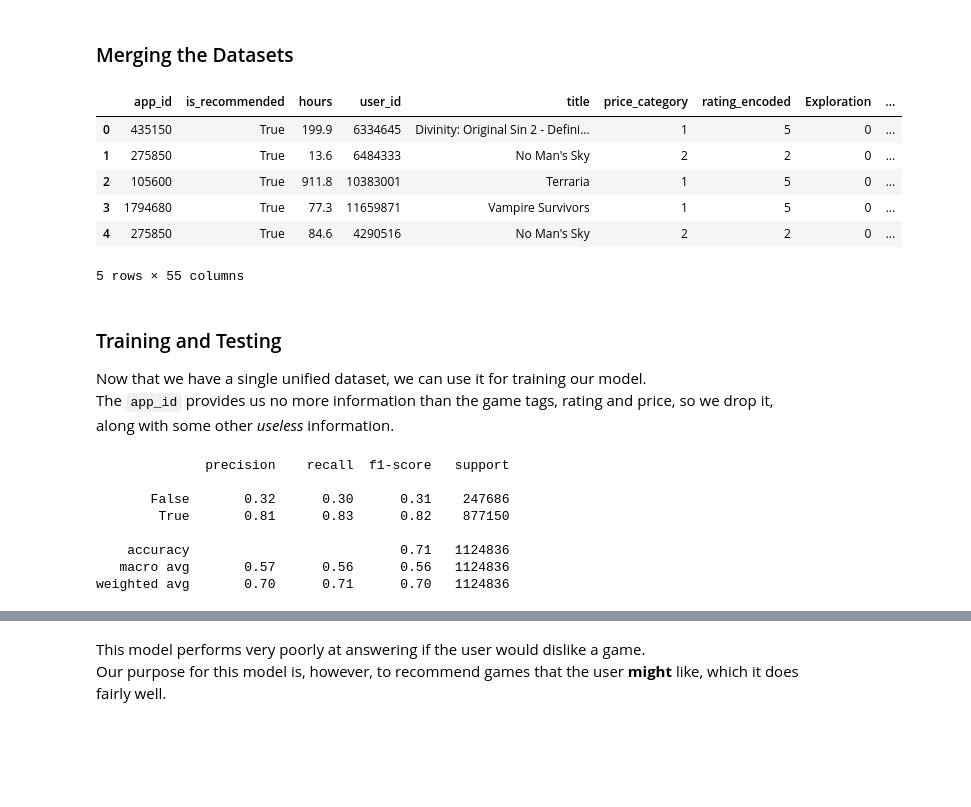
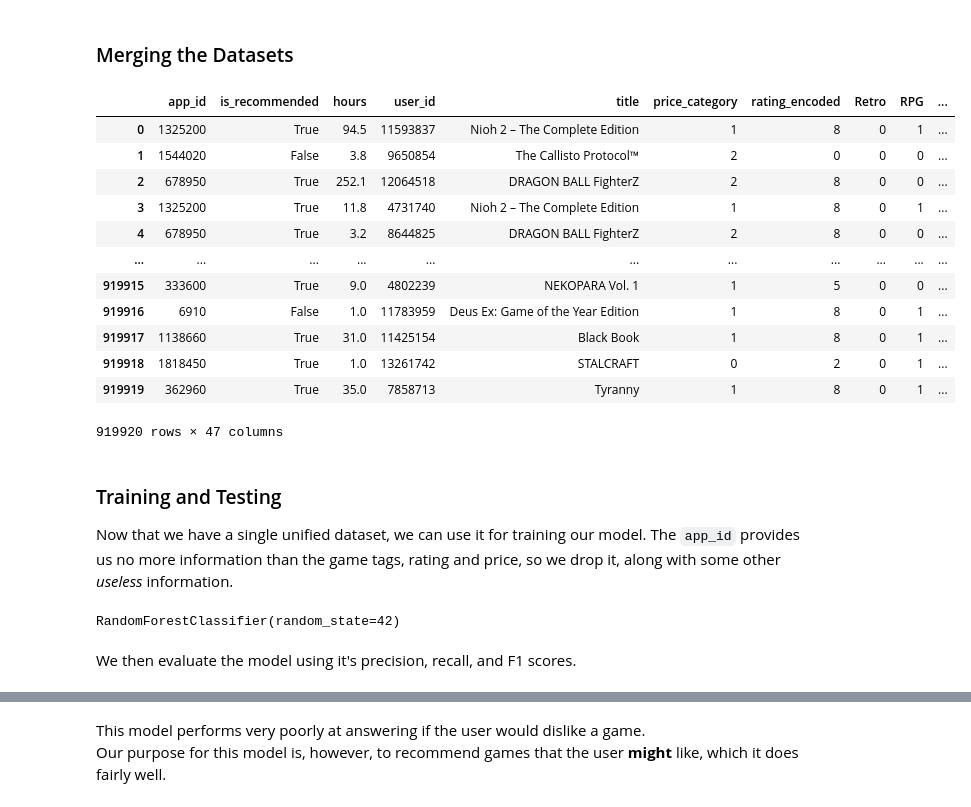
Before and after one commit to Gridex118/game-recommender-nielit, a Jupyter notebook: game_recommender.ipynb, the cells around one changed output, grey strips where cells are left out. Drawn from its saved outputs; the diff is of its cells as text; code cells hidden in the pictures; blank space fills up the shorter version.

```diff
--- a/game_recommender.ipynb
+++ b/game_recommender.ipynb
@@ -62,0 +86,9 @@ particular, are much too large. Quite a few fields are of no use to us.
+# %%
+with open("games_metadata_processed.json") as source:
+    games_metadata = json.load(source)
+
+def get_reduced_games_metadata(games_metadata):
+    LIMIT = 30000
+    return games_metadata[:LIMIT]
+
+games_metadata = get_reduced_games_metadata(games_metadata)
@@ -126,0 +152,8 @@ f"{games.shape[0]} Entries"
+# %%
+games_metadata = pd.read_json("games_metadata_processed.json")
+
+games = games[
+    games["app_id"].isin(games_metadata["app_id"])
+]
+
+print(f"{games.shape[0]} Entries")
@@ -144,7 +165,0 @@ and write this to a new file.
-# %%
-with open("games_metadata_slurp.json") as source:
-    games_metadata = json.load(source)
-games_metadata_filtered = [item for item in games_metadata
-                           if item.get("app_id") in list(games["app_id"])]
-with open("games_metadata_processed.json", "w") as sink:
-    json.dump(games_metadata_filtered, sink)
@@ -255,8 +287,7 @@ First, we make sure we are using the newly processed datasets.
 games = pd.read_csv("games_processed.csv")
 
 with open("games_metadata_processed.json") as source:
-    games_metadata = json.load(source)
-games_metadata = pd.DataFrame(games_metadata)
+    games_metadata = pd.read_json(source)
 
 recommendations = pd.read_csv("recommendations_processed.csv")
 # %% [markdown]
@@ -364,22 +395,25 @@ games_metadata = games_metadata.drop("tags", axis=1)
 # %%
 games_unified = games.merge(games_metadata, how="left", on="app_id")
 df = recommendations.merge(games_unified, how="left", on="app_id")
-
-df.head()
 # %% [output]
-|  | app_id | is_recommended | hours | user_id | title | price_category | rating_encoded | Exploration | ... |
-| 0 | 435150 | True | 199.9 | 6334645 | Divinity: Original Sin 2 - Defini... | 1 | 5 | 0 | ... |
-| 1 | 275850 | True | 13.6 | 6484333 | No Man's Sky | 2 | 2 | 0 | ... |
-| 2 | 105600 | True | 911.8 | 10383001 | Terraria | 1 | 5 | 0 | ... |
-| 3 | 1794680 | True | 77.3 | 11659871 | Vampire Survivors | 1 | 5 | 0 | ... |
-| 4 | 275850 | True | 84.6 | 4290516 | No Man's Sky | 2 | 2 | 0 | ... |
+|  | app_id | is_recommended | hours | user_id | title | price_category | rating_encoded | Retro | RPG | ... |
+| 0 | 1325200 | True | 94.5 | 11593837 | Nioh 2 – The Complete Edition | 1 | 8 | 0 | 1 | ... |
+| 1 | 1544020 | False | 3.8 | 9650854 | The Callisto Protocol™ | 2 | 0 | 0 | 0 | ... |
+| 2 | 678950 | True | 252.1 | 12064518 | DRAGON BALL FighterZ | 2 | 8 | 0 | 0 | ... |
+| 3 | 1325200 | True | 11.8 | 4731740 | Nioh 2 – The Complete Edition | 1 | 8 | 0 | 1 | ... |
+| 4 | 678950 | True | 3.2 | 8644825 | DRAGON BALL FighterZ | 2 | 8 | 0 | 0 | ... |
+| ... | ... | ... | ... | ... | ... | ... | ... | ... | ... | ... |
+| 919915 | 333600 | True | 9.0 | 4802239 | NEKOPARA Vol. 1 | 1 | 5 | 0 | 0 | ... |
+| 919916 | 6910 | False | 1.0 | 11783959 | Deus Ex: Game of the Year Edition | 1 | 8 | 0 | 1 | ... |
+| 919917 | 1138660 | True | 31.0 | 11425154 | Black Book | 1 | 8 | 0 | 1 | ... |
+| 919918 | 1818450 | True | 1.0 | 13261742 | STALCRAFT | 0 | 2 | 0 | 1 | ... |
+| 919919 | 362960 | True | 35.0 | 7858713 | Tyranny | 1 | 8 | 0 | 1 | ... |
-5 rows × 55 columns
+919920 rows × 47 columns
 # %% [markdown]
 ### Training and Testing
 
 Now that we have a single unified dataset, we can use it for training
-our model.
-The `app_id` provides us no more information than the game
+our model. The `app_id` provides us no more information than the game
 tags, rating and price, so we drop it, along with some other *useless*
 information.
 # %%
@@ -390,15 +424,7 @@ X_test, X_train, y_test, y_train = train_test_split(X, y, test_size=0.2, random_
 
 model = RandomForestClassifier(n_estimators=100, random_state=42)
 model.fit(X_train, y_train)
-
-y_pred = model.predict(X_test)
-print(classification_report(y_test, y_pred))
 # %% [output]
-              precision    recall  f1-score   support
-
-       False       0.32      0.30      0.31    247686
-        True       0.81      0.83      0.82    877150
-
-    accuracy                           0.71   1124836
-   macro avg       0.57      0.56      0.56   1124836
-weighted avg       0.70      0.71      0.70   1124836
+RandomForestClassifier(random_state=42)
+# %% [markdown]
+We then evaluate the model using it's precision, recall, and F1 scores.
```
Also changed, not shown: parts of 35 cells of this notebook.
